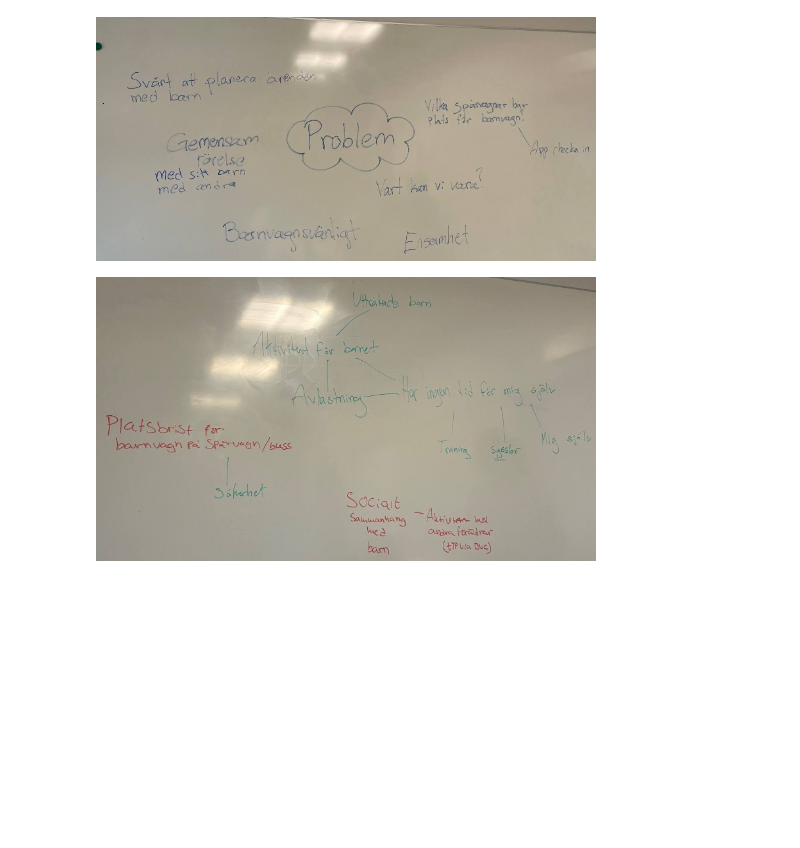
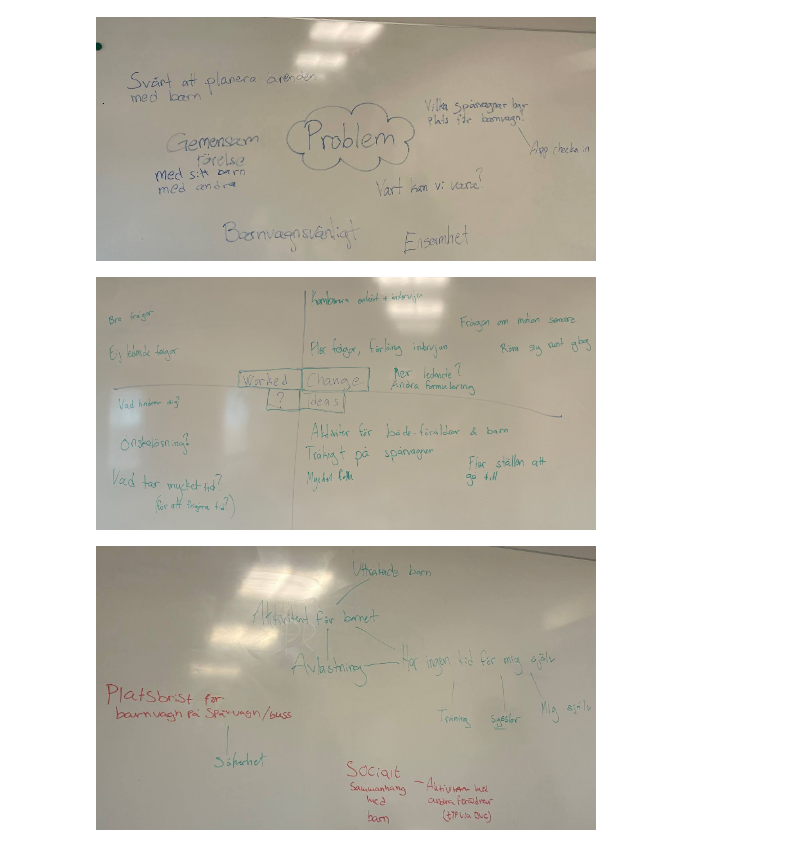
Before and after one commit to SVP-GU/group-project-hackstreet-boys, a Jupyter notebook: Rapport/Images-notebook/hackstreetboys-tot.ipynb, the cells around one changed output. Drawn from its saved outputs; the diff is of its cells as text; code cells hidden in the pictures; blank space fills up the shorter version.

Commit message:
feedbackgrid

```diff
--- a/Rapport/Images-notebook/hackstreetboys-tot.ipynb
+++ b/Rapport/Images-notebook/hackstreetboys-tot.ipynb
@@ -14,6 +14,12 @@ from IPython.display import Image
 Image(filename="it1-emp-1.jpg", width=500, height=500)
 # %% [output]
 [figure]
+# %%
+from IPython.display import Image
+
+Image(filename="feedback_grid.png", width=500, height=500)
+# %% [output]
+[figure, added]
 # %%
 from IPython.display import Image
 
```
Also changed, not shown: parts of 1 cell of this notebook, 1 other file.
